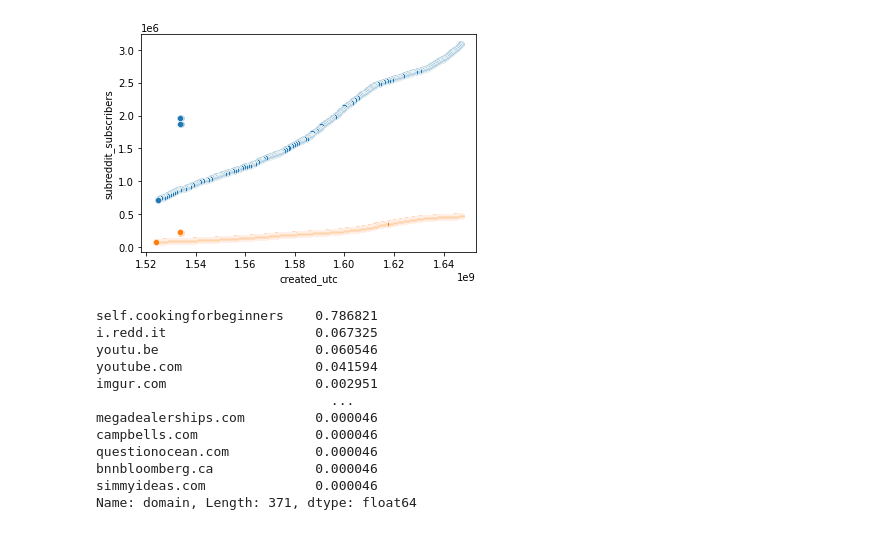
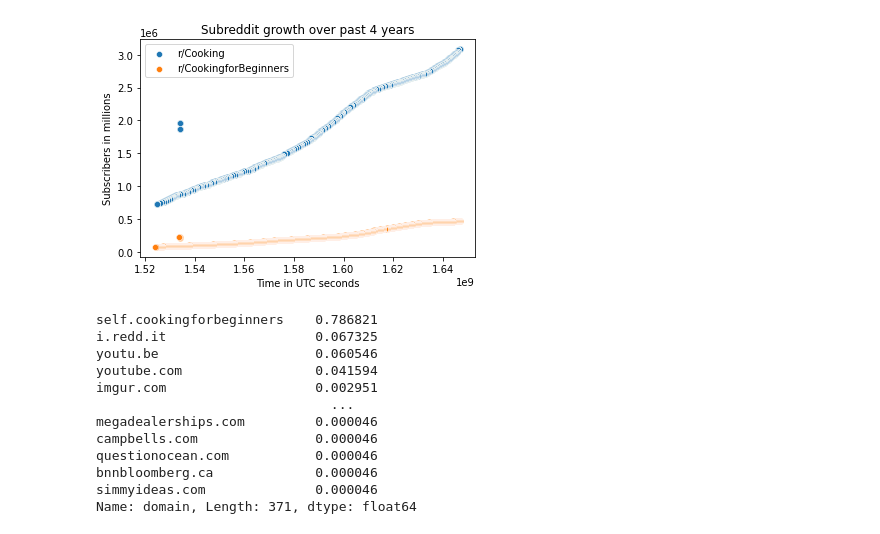
Before and after one commit to knambiar96/reddit-classification-nlp, a Jupyter notebook: code/p2-self-text-analysis.ipynb, the cells around one changed output. Cells and saved outputs as stored; diff of their text form; code cells hidden in the pictures.

```diff
--- a/code/p2-self-text-analysis.ipynb
+++ b/code/p2-self-text-analysis.ipynb
@@ -18,9 +19,14 @@ with open('../data/pickledbeginners.pkl','rb') as x:
     df_cforb = pickle.load(x)
 # %%
 sns.scatterplot(data=df_cook,x='created_utc',y='subreddit_subscribers')
-sns.scatterplot(data=df_cforb,x='created_utc',y='subreddit_subscribers');
+sns.scatterplot(data=df_cforb,x='created_utc',y='subreddit_subscribers')
+plt.xlabel('Time in UTC seconds')
+plt.ylabel('Subscribers in millions')
+plt.title('Subreddit growth over past 4 years')
+plt.legend(['r/Cooking','r/CookingforBeginners'])
+plt.show()
 # %% [output]
-[figure, old version]
+[figure, new version]
 # %%
 df_cforb['domain'].value_counts(normalize=True)
 # %% [output]
```
Also changed, not shown: parts of 10 cells of this notebook, 3 other files.
